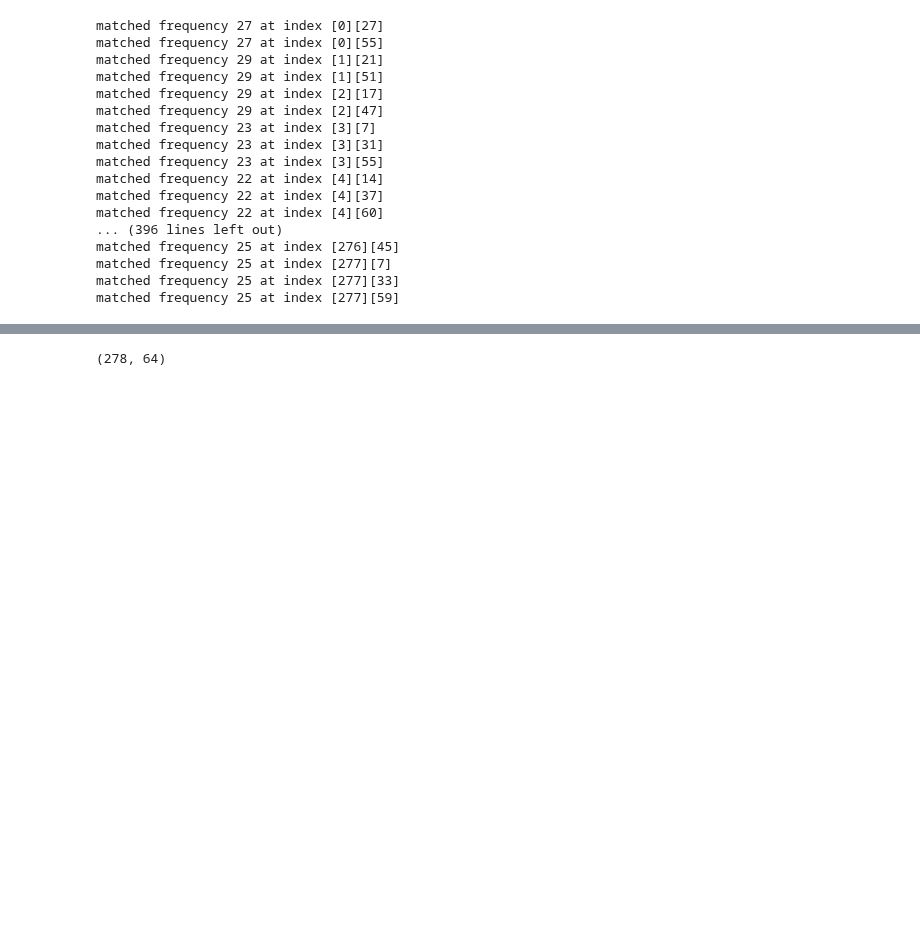
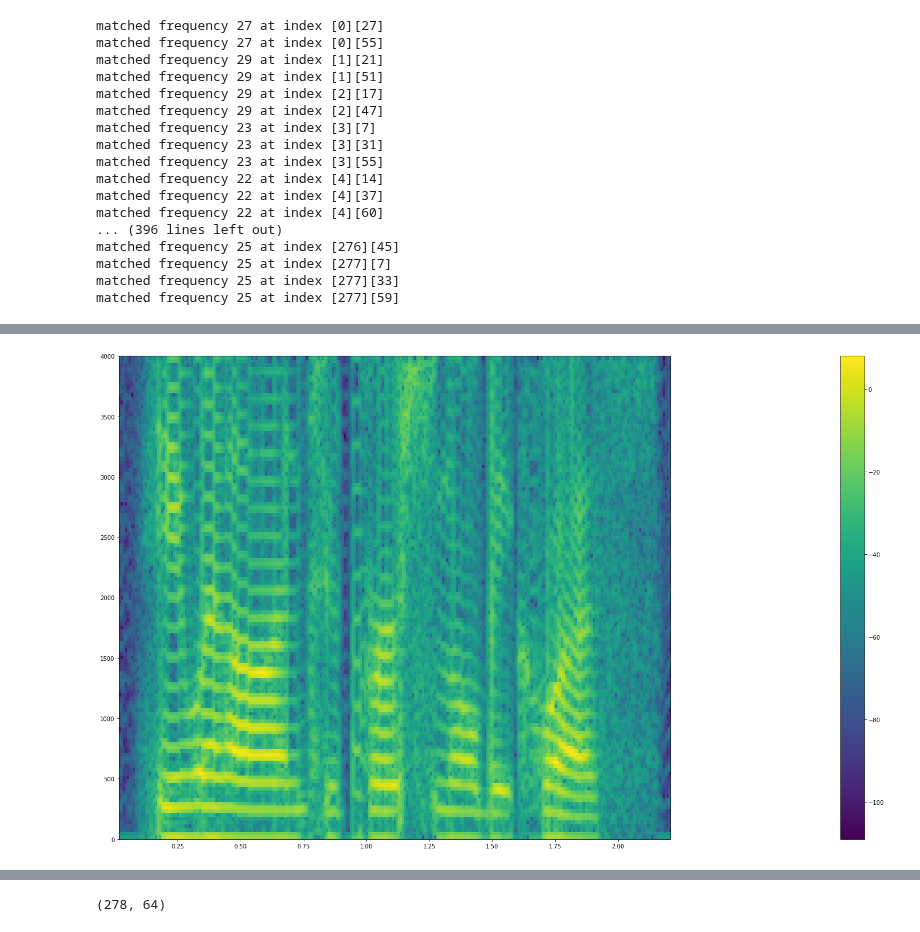
Before and after one commit to angelonti/uhh_ssp_summer2023, a Jupyter notebook: exercise4/exercise4_final.ipynb, the cells around one changed output, grey strips where cells are left out. Saved outputs shown, nothing was run; the diff lists cells and outputs as text; code cells hidden in the pictures; blank space fills up the shorter version.

```diff
--- a/exercise4/exercise4_final.ipynb
+++ b/exercise4/exercise4_final.ipynb
@@ -1701,0 +1706,4 @@ sd.play(variable_f0_signal_improved_quantized, sampling_rate)
+# %%
+plot_spectrogram(variable_f0_signal_improved)
+# %% [output]
+[figure, added]
```
Also changed, not shown: parts of 16 cells of this notebook.
